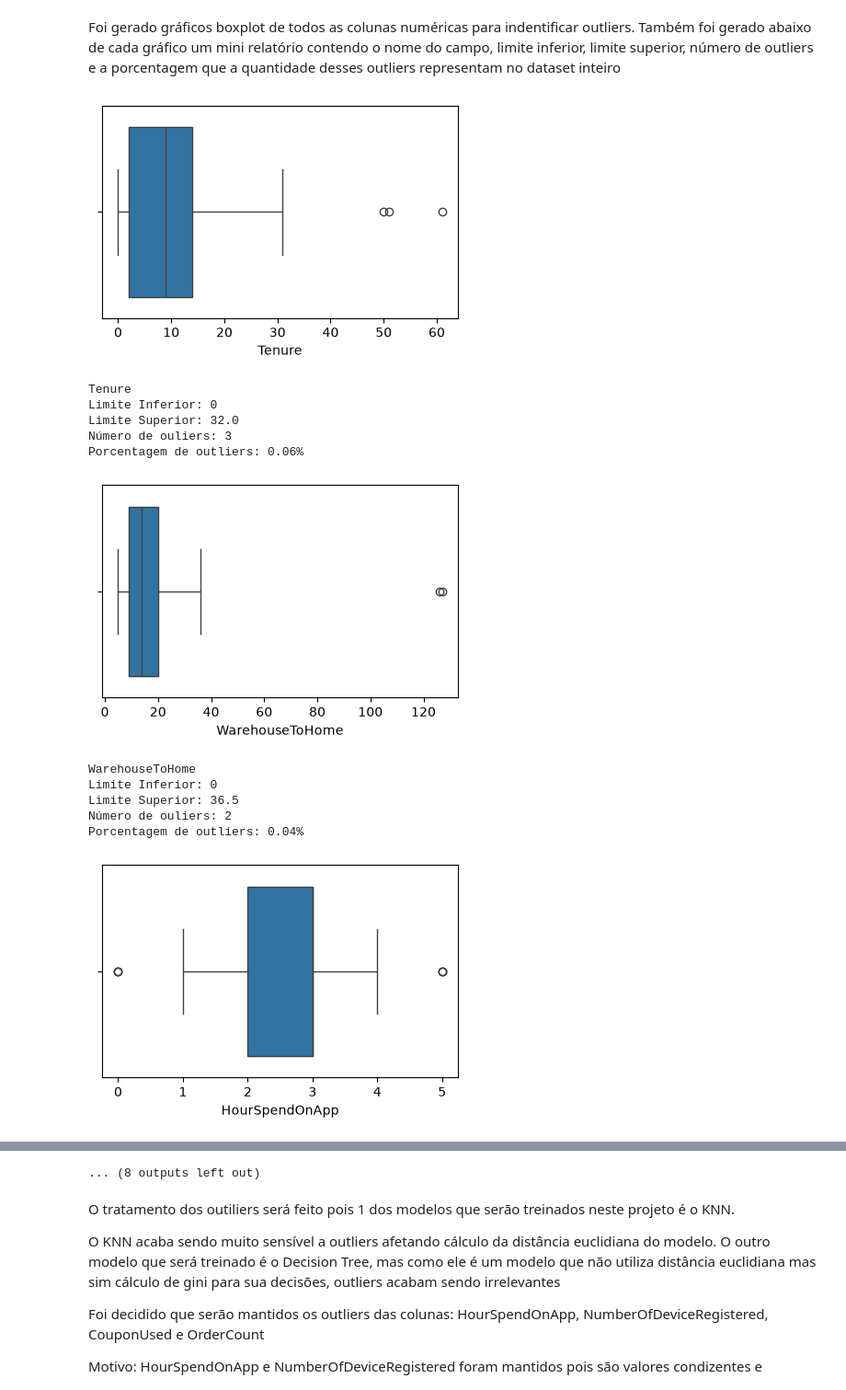
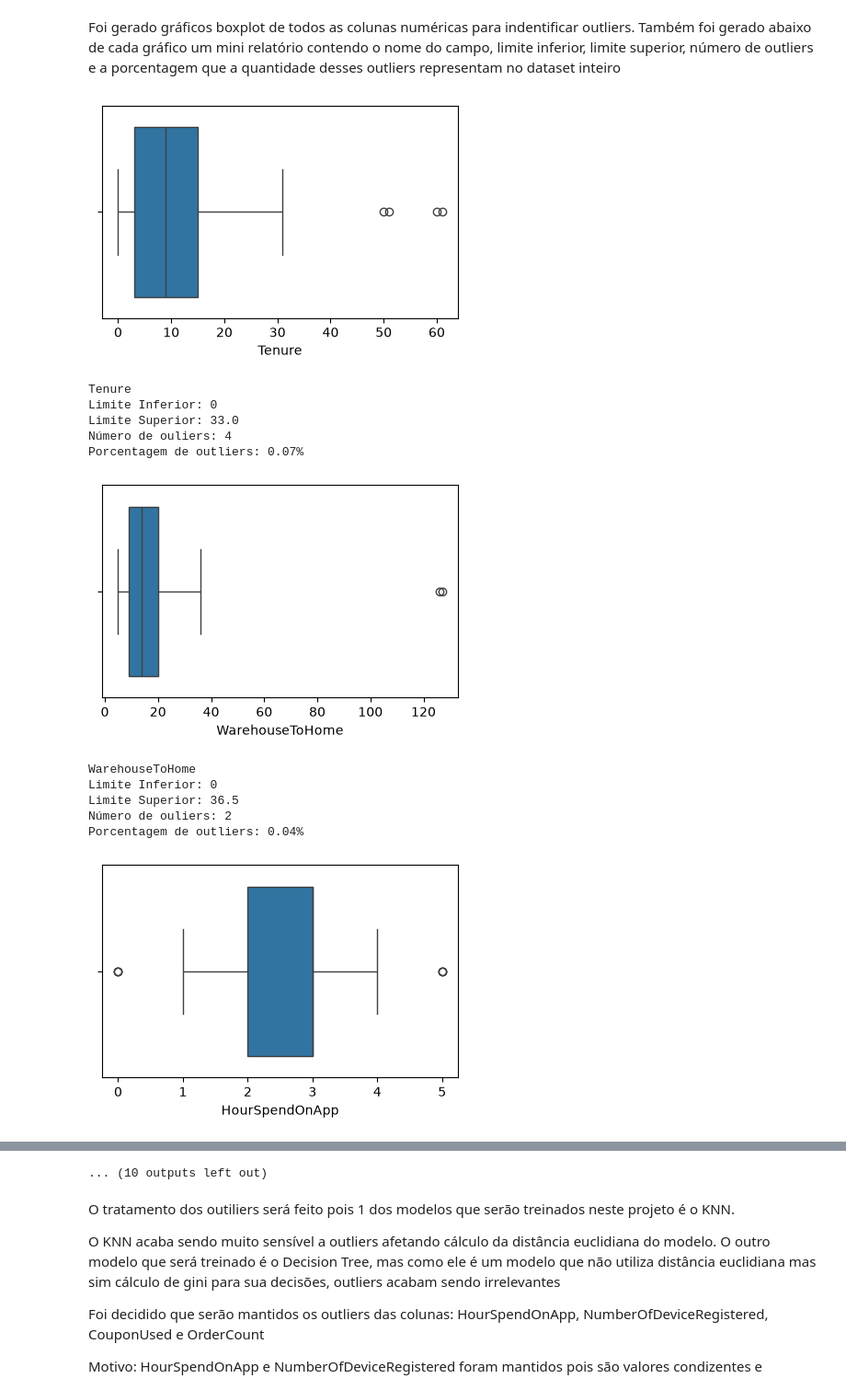
Before and after one commit to Gabriel-Henrique-28/Projeto-Final-Machine-Learning-SC-TEC, a Jupyter notebook: main.ipynb, the cells around one changed output, grey strips where cells are left out. Shown at 92% size. Saved outputs shown, nothing was run; the diff lists cells and outputs as text; code cells hidden in the pictures.

```diff
--- a/main.ipynb
+++ b/main.ipynb
@@ -267,7 +267,7 @@ O Objetivo dessa etapa é auxiliar a decidir se preencherei com média e mediana
 # %%
 # colunas numéricas
 columns_numeric = [('Tenure', 20), ('WarehouseToHome', 30), ('HourSpendOnApp', 5), ('OrderAmountHikeFromlastYear', 15),
-                    ('OrderCount', 10), ('DaySinceLastOrder', 20)]
+                    ('CouponUsed', 10), ('OrderCount', 10), ('DaySinceLastOrder', 20)]
 
 # criação dos gráficos de histograma e boxplot para cada coluna numérica
 for c in columns_numeric:
@@ -318,7 +322,7 @@ O campo que eu decidi preencher com a média foi o HourSpendOnApp, pois o histog
 # %% [markdown]
 ### Preenche os campos com média e mediana
 # %%
-columns_median = ['Tenure', 'WarehouseToHome', 'OrderAmountHikeFromlastYear', 'OrderCount', 'DaySinceLastOrder']
+columns_median = ['Tenure', 'WarehouseToHome', 'OrderAmountHikeFromlastYear', 'CouponUsed', 'OrderCount', 'DaySinceLastOrder']
 
 for c in columns_median:
     df_na[c] = df_na[c].fillna(df[c].median())
@@ -339,38 +343,38 @@ Também foi gerado abaixo de cada gráfico um mini relatório contendo o nome do
 # %%
 df_outliers = df_drop.copy()
 
 # pega o nome das colunas numéricas
 columns = df_outliers.columns
-columns_numeric = columns.drop(['Churn','CityTier','PreferedOrderCat','PreferredLoginDevice','PreferredPaymentMode','Gender', 'MaritalStatus', 'Complain', 'CouponUsed'])
+columns_numeric = columns.drop(['Churn','CityTier','PreferedOrderCat','PreferredLoginDevice','PreferredPaymentMode','Gender', 'MaritalStatus', 'Complain'])
 
 outliers_dict = {}
 
 # calcula o limite superior e inferior de outliers de cada coluna e gera gráficos com mini relatórios embaixo
 for c in columns_numeric:
     plt.figure(figsize=(5,3))
     sns.boxplot(data=df_outliers, x=c)
     plt.show()
     q1 = df_outliers[c].quantile(0.25)
     q3 = df_outliers[c].quantile(0.75)
     iqr = q3 - q1
 
     inferior_limit = max(0,q1 - 1.5 *  iqr)
     superior_limit = q3 + 1.5 * iqr
 
     outliers_dict[c] = {'inferior_limit': inferior_limit, 'superior_limit': superior_limit}
 
     df_outliers_only = df_outliers[(df_outliers[c] < inferior_limit) | (df_outliers[c] > superior_limit)]
 
     print(f'{c}\nLimite Inferior: {inferior_limit}\nLimite Superior: {superior_limit}')
     print(f'Número de ouliers: {len(df_outliers_only)}')
     print(f'Porcentagem de outliers: {(len(df_outliers_only) * 100 / len(df_outliers)):.2f}%')
 # %% [output]
-[figure, old version]
+[figure, new version]
 Tenure
 Limite Inferior: 0
-Limite Superior: 32.0
-Número de ouliers: 3
-Porcentagem de outliers: 0.06%
+Limite Superior: 33.0
+Número de ouliers: 4
+Porcentagem de outliers: 0.07%
 [figure]
 WarehouseToHome
 Limite Inferior: 0
@@ -401,7 +405,7 @@ Limite Inferior: 0
 Limite Superior: 12.0
 Número de ouliers: 4
 Porcentagem de outliers: 0.07%
-... (8 outputs left out)
+... (10 outputs left out)
 # %% [markdown]
 O tratamento dos outiliers será feito pois 1 dos modelos que serão treinados neste projeto é o KNN.
 
```
Also changed, not shown: parts of 8 cells of this notebook.
